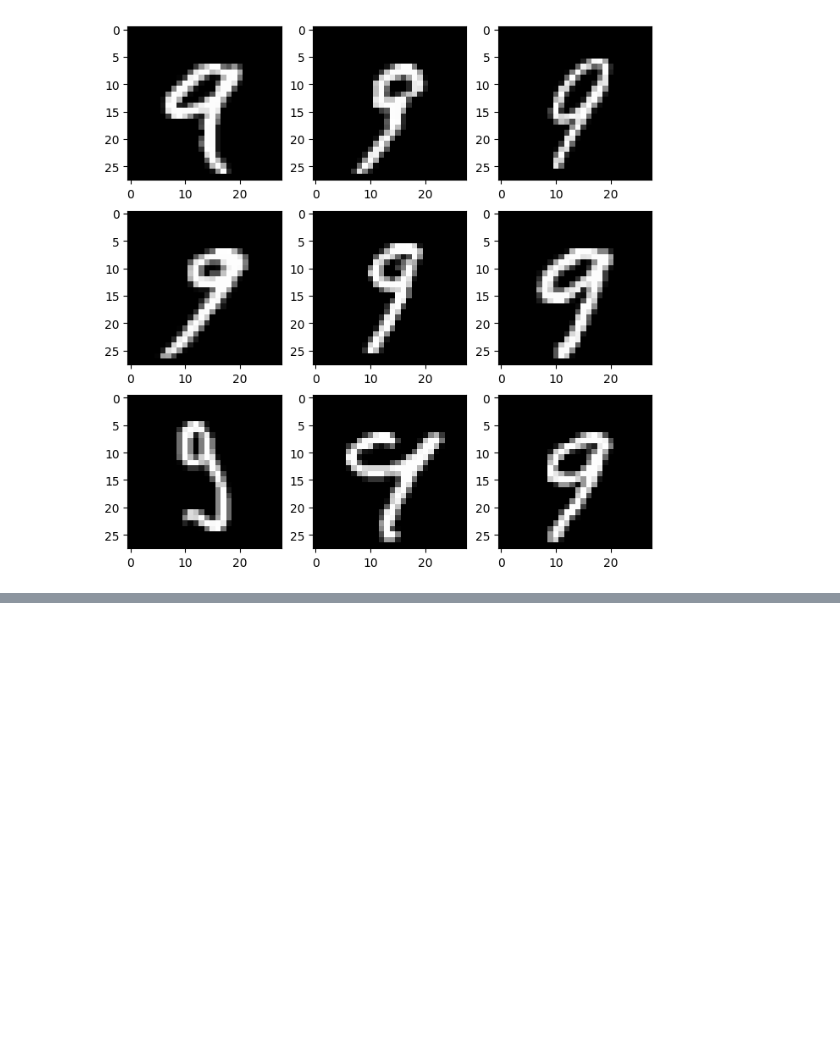
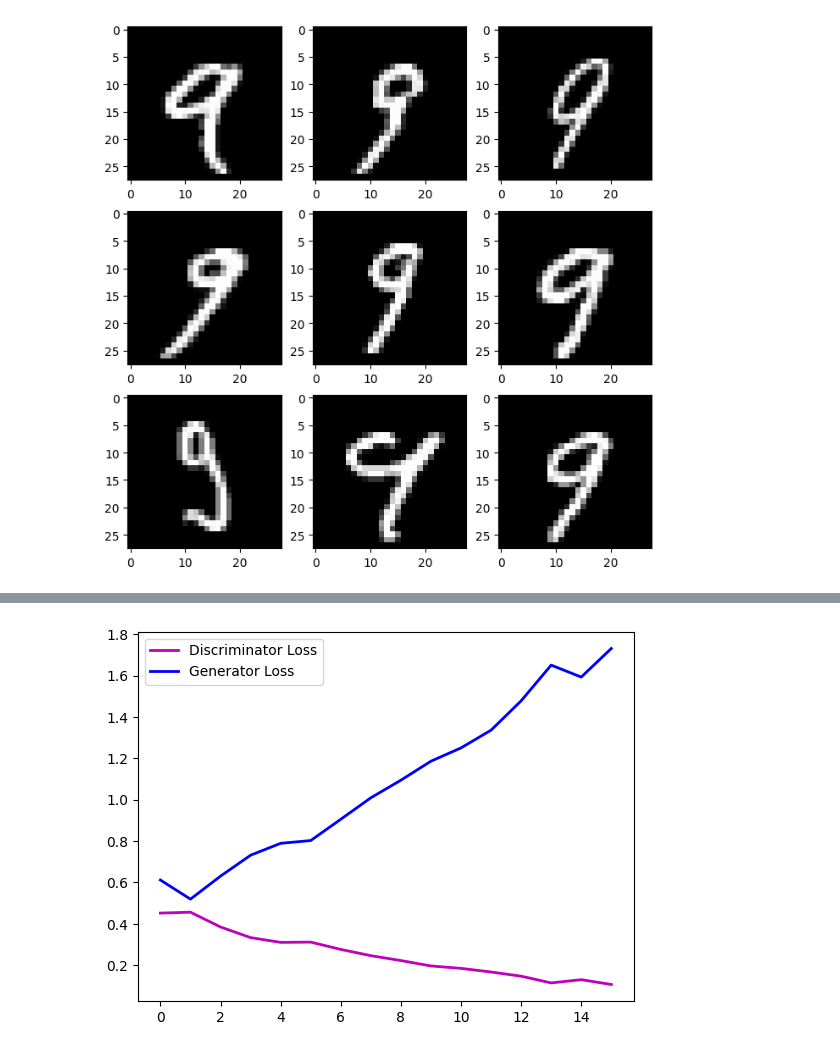
Before and after one commit to BrainsCorp/Deep-Learning-Guide, a Jupyter notebook: GANs/GANs.ipynb, the cells around one changed output, grey strips where cells are left out. Saved outputs shown, nothing was run; the diff lists cells and outputs as text; code cells hidden in the pictures; blank space fills up the shorter version.

```diff
--- a/GANs/GANs.ipynb
+++ b/GANs/GANs.ipynb
@@ -116,7 +104,30 @@ plt.show()
+# %%
+import torchvision.transforms as transforms
+
+#initializing variables
+lr_disc = 1e-4
+lr_gan = 1e-4
+
+z_dim = 32
+image_dim = 28 * 28 * 1
+batch_size = 32
+num_epochs = 16
+
+#initialize model
+disc = Discriminator(image_dim).to(device)
+gen = Generator(z_dim, image_dim).to(device)
+
+#fixed noise to test generator
+fixed_noise = torch.randn((batch_size, z_dim)).to(device)
+
+#transformations
+transforms = transforms.Compose(
+    [transforms.ToTensor(), transforms.Normalize((0.5,), (0.5,))]
+)
 # %%
-loader = DataLoader(dataset = data, batch_size = batch_size, shuffle=True)
-opt_disc = optim.Adam(disc.parameters(), lr=lr)
-opt_gen = optim.Adam(gen.parameters(), lr=lr)
+loader = DataLoader(dataset = data_9, batch_size = batch_size, shuffle=True)
+opt_disc = optim.Adam(disc.parameters(), lr=lr_disc)
+opt_gen = optim.Adam(gen.parameters(), lr=lr_gan)
 loss = nn.BCELoss()
 
 # #TensorBoard
@@ -175,0 +232,7 @@ for epoch in range(num_epochs):
+# %%
+plt.plot(g_loss_disc, label='Discriminator Loss', c='m', lw=2)
+plt.plot(g_loss_gen, label='Generator Loss', c='b', lw=2)
+plt.legend()
+plt.show()
+# %% [output]
+[figure, added]
```
Also changed, not shown: parts of 11 cells of this notebook.
